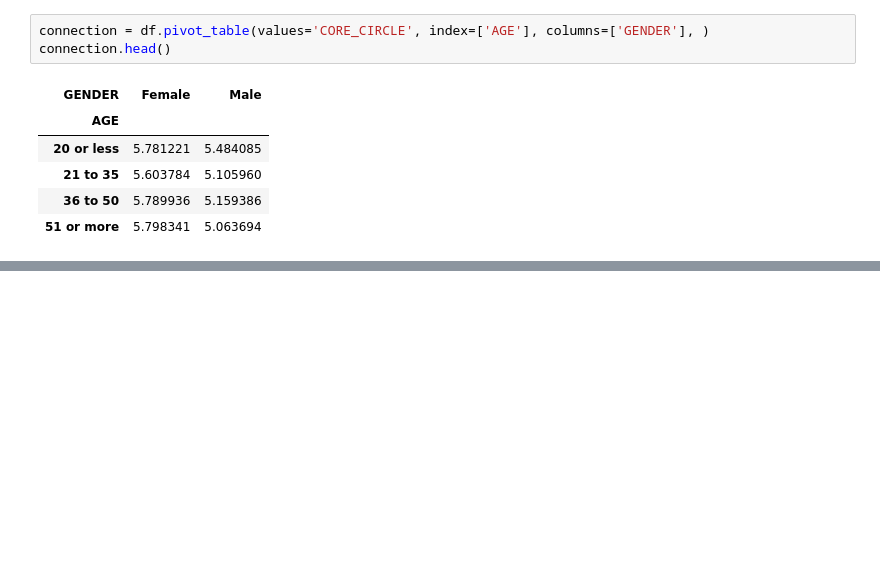
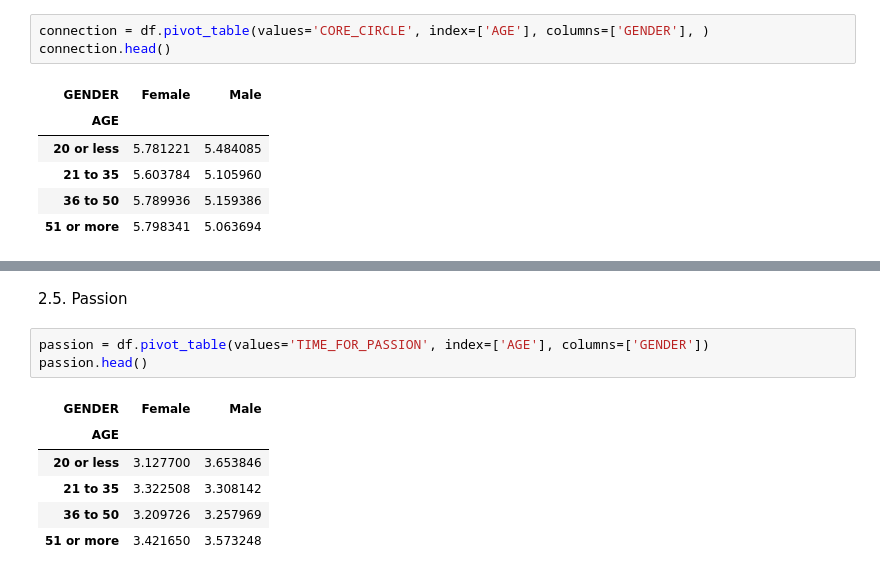
Before and after one commit to baoqdng/Lifestyle-and-Wellbeing, a Jupyter notebook: Data_exploratory.ipynb, the cells around one changed output, grey strips where cells are left out. Cells and saved outputs as stored; diff of their text form; blank space fills up the shorter version.

```diff
--- a/Data_exploratory.ipynb
+++ b/Data_exploratory.ipynb
@@ -241,0 +261,12 @@ connection.head()
+# %% [markdown]
+2.5. Passion
+# %%
+passion = df.pivot_table(values='TIME_FOR_PASSION', index=['AGE'], columns=['GENDER'])
+passion.head()
+# %% [output]
+| GENDER | Female | Male |
+| AGE |  |  |
+| 20 or less | 3.127700 | 3.653846 |
+| 21 to 35 | 3.322508 | 3.308142 |
+| 36 to 50 | 3.209726 | 3.257969 |
+| 51 or more | 3.421650 | 3.573248 |
```
Also changed, not shown: parts of 6 cells of this notebook.
